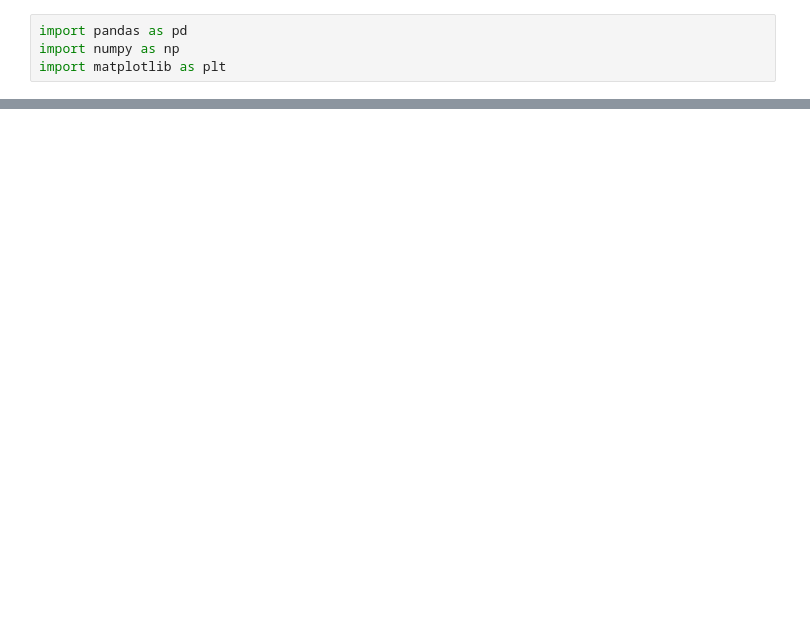
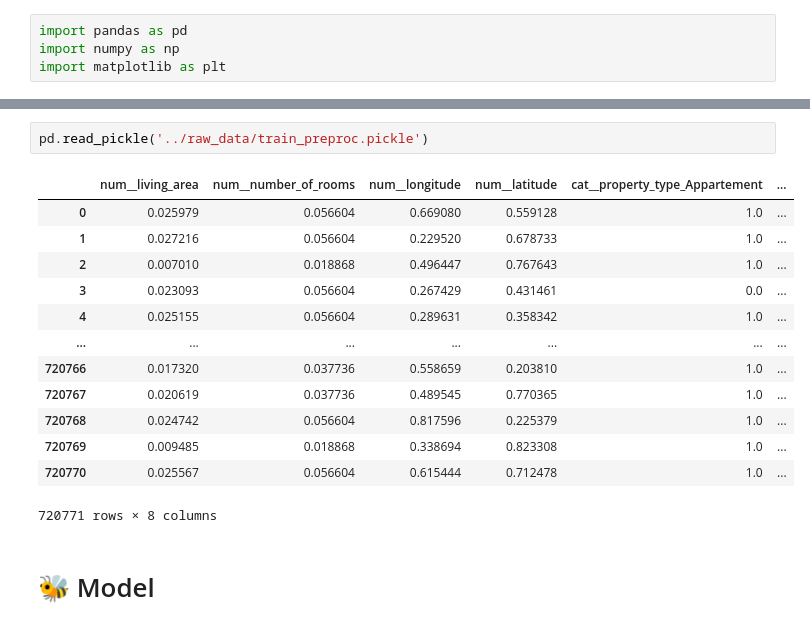
Before and after one commit to qadnguyen/realdata, a Jupyter notebook: notebooks/notebook_andrea.ipynb, the cells around one changed output, grey strips where cells are left out. Cells and saved outputs as stored; diff of their text form; blank space fills up the shorter version.

```diff
--- a/notebooks/notebook_andrea.ipynb
+++ b/notebooks/notebook_andrea.ipynb
@@ -142,0 +685,18 @@ df_dvf
+# %%
+pd.read_pickle('../raw_data/train_preproc.pickle')
+# %% [output]
+|  | num__living_area | num__number_of_rooms | num__longitude | num__latitude | cat__property_type_Appartement | ... |
+| 0 | 0.025979 | 0.056604 | 0.669080 | 0.559128 | 1.0 | ... |
+| 1 | 0.027216 | 0.056604 | 0.229520 | 0.678733 | 1.0 | ... |
+| 2 | 0.007010 | 0.018868 | 0.496447 | 0.767643 | 1.0 | ... |
+| 3 | 0.023093 | 0.056604 | 0.267429 | 0.431461 | 0.0 | ... |
+| 4 | 0.025155 | 0.056604 | 0.289631 | 0.358342 | 1.0 | ... |
+| ... | ... | ... | ... | ... | ... | ... |
+| 720766 | 0.017320 | 0.037736 | 0.558659 | 0.203810 | 1.0 | ... |
+| 720767 | 0.020619 | 0.037736 | 0.489545 | 0.770365 | 1.0 | ... |
+| 720768 | 0.024742 | 0.056604 | 0.817596 | 0.225379 | 1.0 | ... |
+| 720769 | 0.009485 | 0.018868 | 0.338694 | 0.823308 | 1.0 | ... |
+| 720770 | 0.025567 | 0.056604 | 0.615444 | 0.712478 | 1.0 | ... |
+720771 rows × 8 columns
+# %% [markdown]
+# 🐝 Model
```
Also changed, not shown: parts of 125 cells of this notebook.
